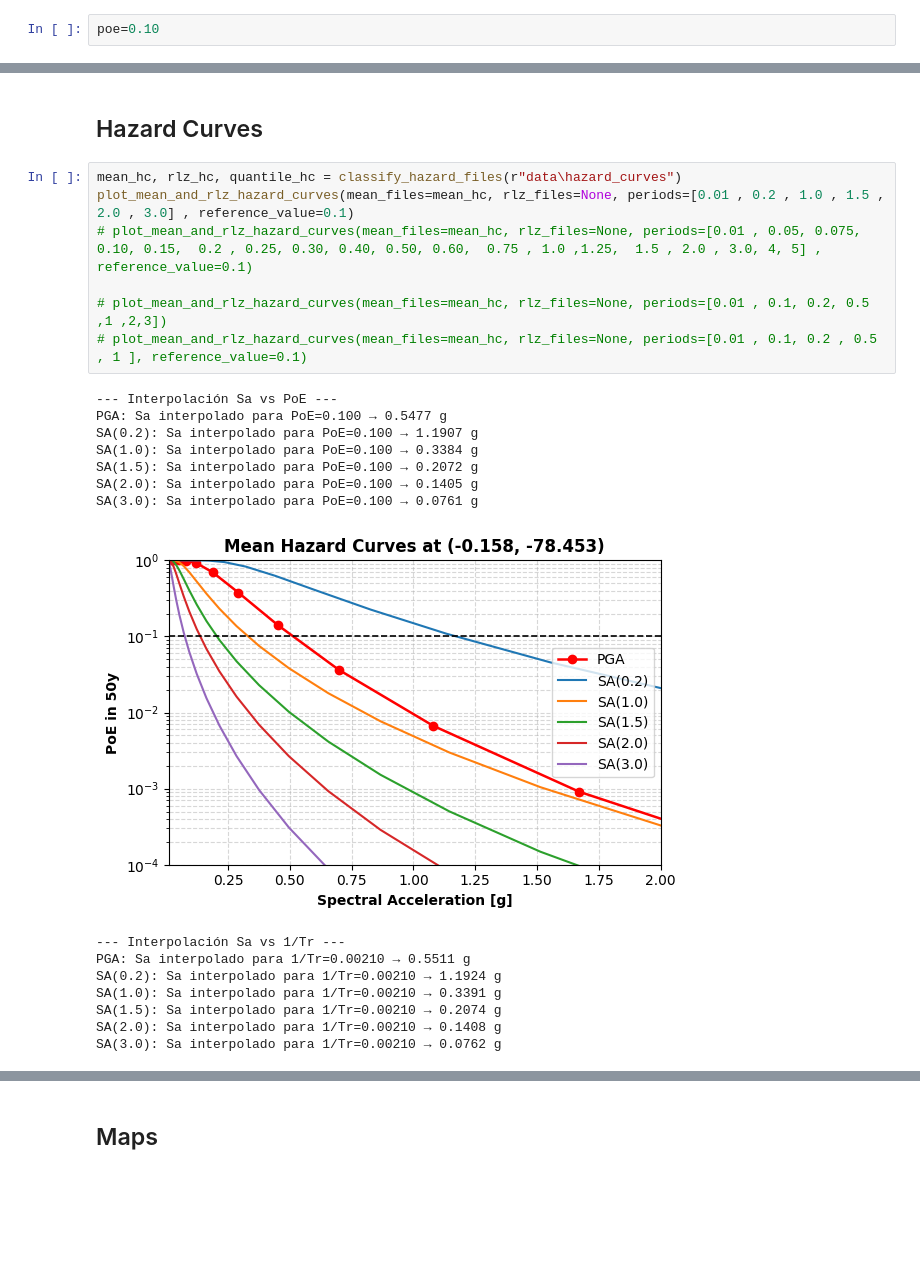
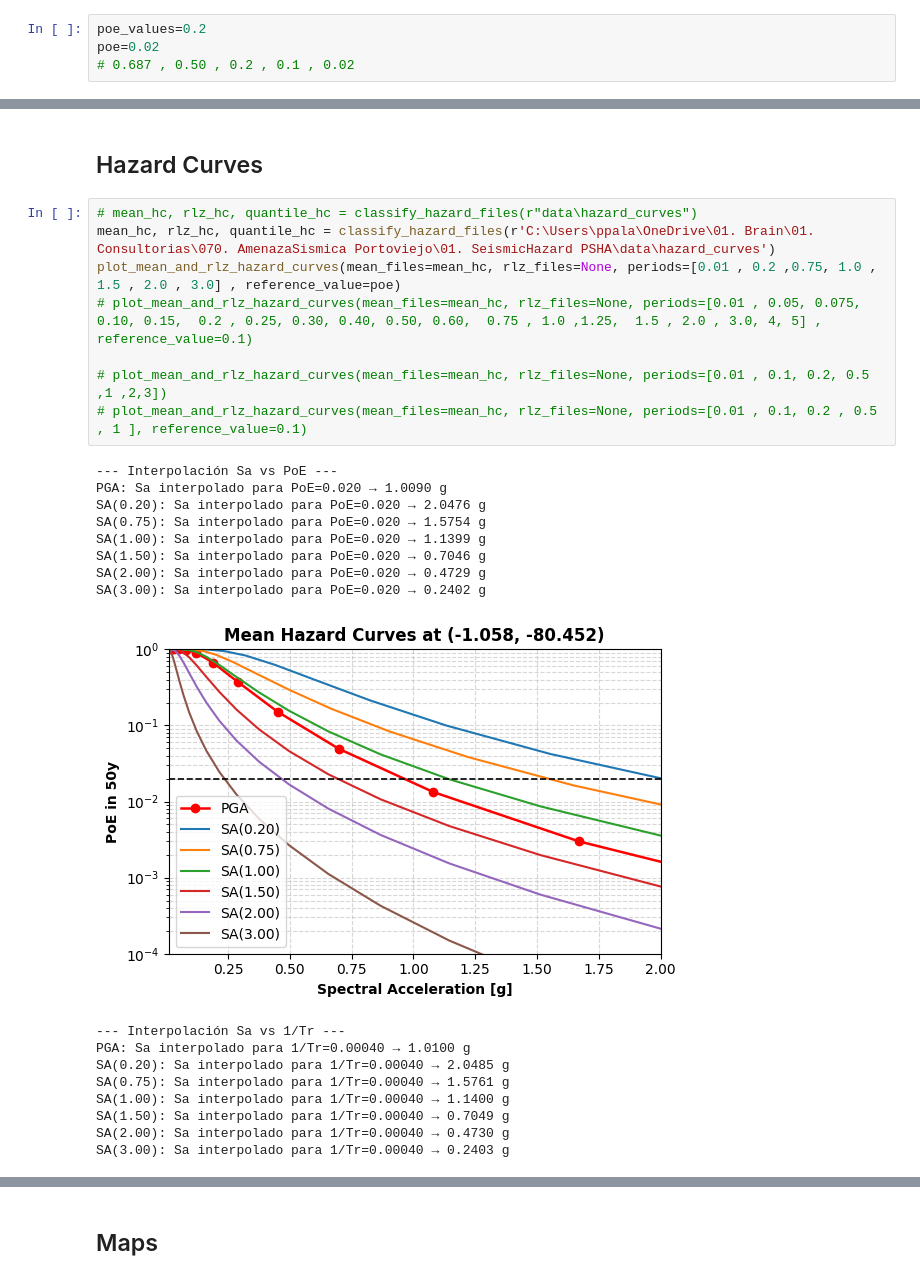
Before and after one commit to ppalacios92/OpenQuakeUHS, a Jupyter notebook: src/OpenQuakeUHS/examples/Main.ipynb, the cells around one changed output, grey strips where cells are left out. Cells and saved outputs as stored; diff of their text form; blank space fills up the shorter version.

```diff
--- a/src/OpenQuakeUHS/examples/Main.ipynb
+++ b/src/OpenQuakeUHS/examples/Main.ipynb
@@ -12,5 +12,7 @@ from OpenQuakeUHS.tools.hazard_plotter import plot_mean_and_rlz_hazard_curves
 # %% [markdown]
 ## All UHS
 # %%
-poe=0.10
+poe_values=0.2
+poe=0.02
+# 0.687 , 0.50 , 0.2 , 0.1 , 0.02
 # %%
@@ -70,25 +75,28 @@ uhs.plot(poe=poe)
 # %% [markdown]
 ## Hazard Curves
 # %%
-mean_hc, rlz_hc, quantile_hc = classify_hazard_files(r"data\hazard_curves")
-plot_mean_and_rlz_hazard_curves(mean_files=mean_hc, rlz_files=None, periods=[0.01 , 0.2 , 1.0 , 1.5 , 2.0 , 3.0] , reference_value=0.1)
+# mean_hc, rlz_hc, quantile_hc = classify_hazard_files(r"data\hazard_curves")
+mean_hc, rlz_hc, quantile_hc = classify_hazard_files(r'C:\Users\ppala\OneDrive\01. Brain\01. Consultorias\070. AmenazaSismica Portoviejo\01. SeismicHazard PSHA\data\hazard_curves')
+plot_mean_and_rlz_hazard_curves(mean_files=mean_hc, rlz_files=None, periods=[0.01 , 0.2 ,0.75, 1.0 , 1.5 , 2.0 , 3.0] , reference_value=poe)
 # plot_mean_and_rlz_hazard_curves(mean_files=mean_hc, rlz_files=None, periods=[0.01 , 0.05, 0.075, 0.10, 0.15,  0.2 , 0.25, 0.30, 0.40, 0.50, 0.60,  0.75 , 1.0 ,1.25,  1.5 , 2.0 , 3.0, 4, 5] , reference_value=0.1)
 
 # plot_mean_and_rlz_hazard_curves(mean_files=mean_hc, rlz_files=None, periods=[0.01 , 0.1, 0.2, 0.5 ,1 ,2,3])
 # plot_mean_and_rlz_hazard_curves(mean_files=mean_hc, rlz_files=None, periods=[0.01 , 0.1, 0.2 , 0.5 , 1 ], reference_value=0.1)
 # %% [output]
 --- Interpolación Sa vs PoE ---
-PGA: Sa interpolado para PoE=0.100 → 0.5477 g
-SA(0.2): Sa interpolado para PoE=0.100 → 1.1907 g
-SA(1.0): Sa interpolado para PoE=0.100 → 0.3384 g
-SA(1.5): Sa interpolado para PoE=0.100 → 0.2072 g
-SA(2.0): Sa interpolado para PoE=0.100 → 0.1405 g
-SA(3.0): Sa interpolado para PoE=0.100 → 0.0761 g
+PGA: Sa interpolado para PoE=0.020 → 1.0090 g
+SA(0.20): Sa interpolado para PoE=0.020 → 2.0476 g
+SA(0.75): Sa interpolado para PoE=0.020 → 1.5754 g
+SA(1.00): Sa interpolado para PoE=0.020 → 1.1399 g
+SA(1.50): Sa interpolado para PoE=0.020 → 0.7046 g
+SA(2.00): Sa interpolado para PoE=0.020 → 0.4729 g
+SA(3.00): Sa interpolado para PoE=0.020 → 0.2402 g
-[figure, old version]
+[figure, new version]
 --- Interpolación Sa vs 1/Tr ---
-PGA: Sa interpolado para 1/Tr=0.00210 → 0.5511 g
-SA(0.2): Sa interpolado para 1/Tr=0.00210 → 1.1924 g
-SA(1.0): Sa interpolado para 1/Tr=0.00210 → 0.3391 g
-SA(1.5): Sa interpolado para 1/Tr=0.00210 → 0.2074 g
-SA(2.0): Sa interpolado para 1/Tr=0.00210 → 0.1408 g
-SA(3.0): Sa interpolado para 1/Tr=0.00210 → 0.0762 g
+PGA: Sa interpolado para 1/Tr=0.00040 → 1.0100 g
+SA(0.20): Sa interpolado para 1/Tr=0.00040 → 2.0485 g
+SA(0.75): Sa interpolado para 1/Tr=0.00040 → 1.5761 g
+SA(1.00): Sa interpolado para 1/Tr=0.00040 → 1.1400 g
+SA(1.50): Sa interpolado para 1/Tr=0.00040 → 0.7049 g
+SA(2.00): Sa interpolado para 1/Tr=0.00040 → 0.4730 g
+SA(3.00): Sa interpolado para 1/Tr=0.00040 → 0.2403 g
```
Also changed, not shown: parts of 6 cells of this notebook, 1 other file.
